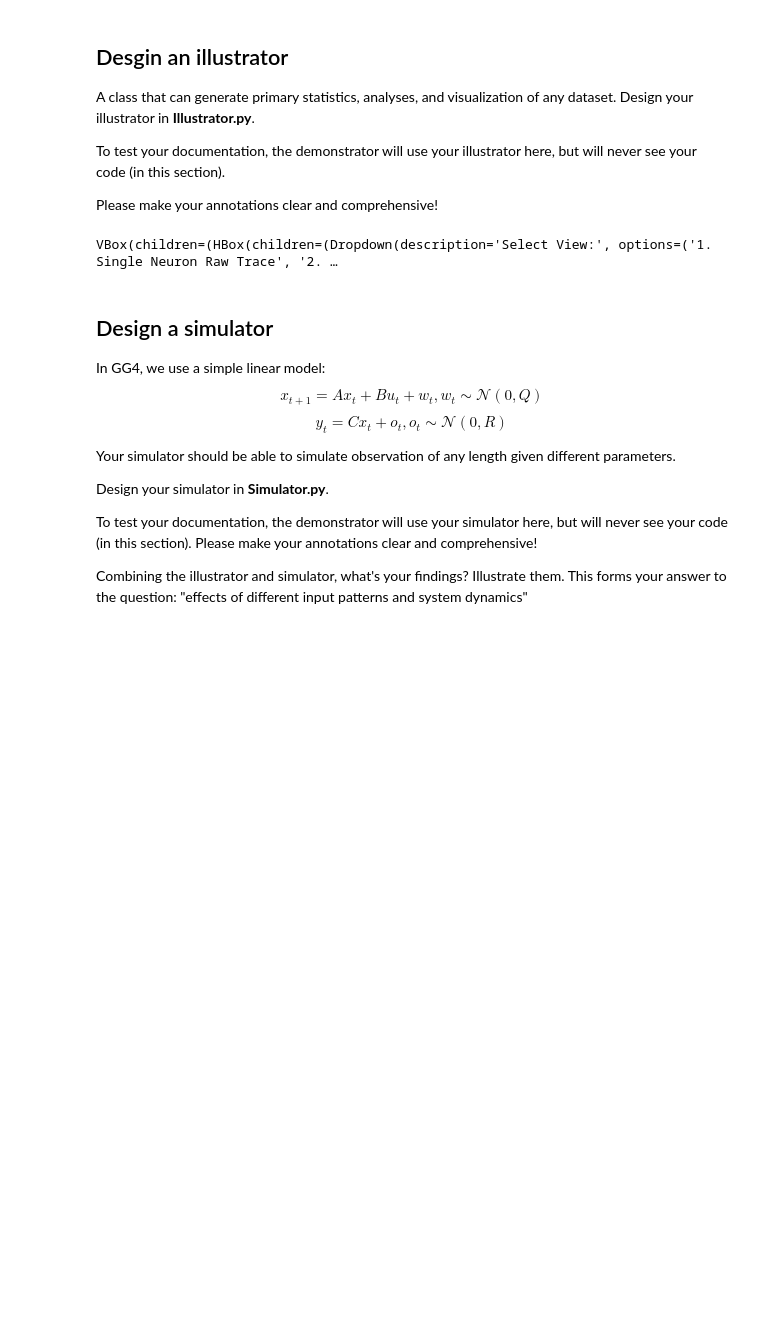
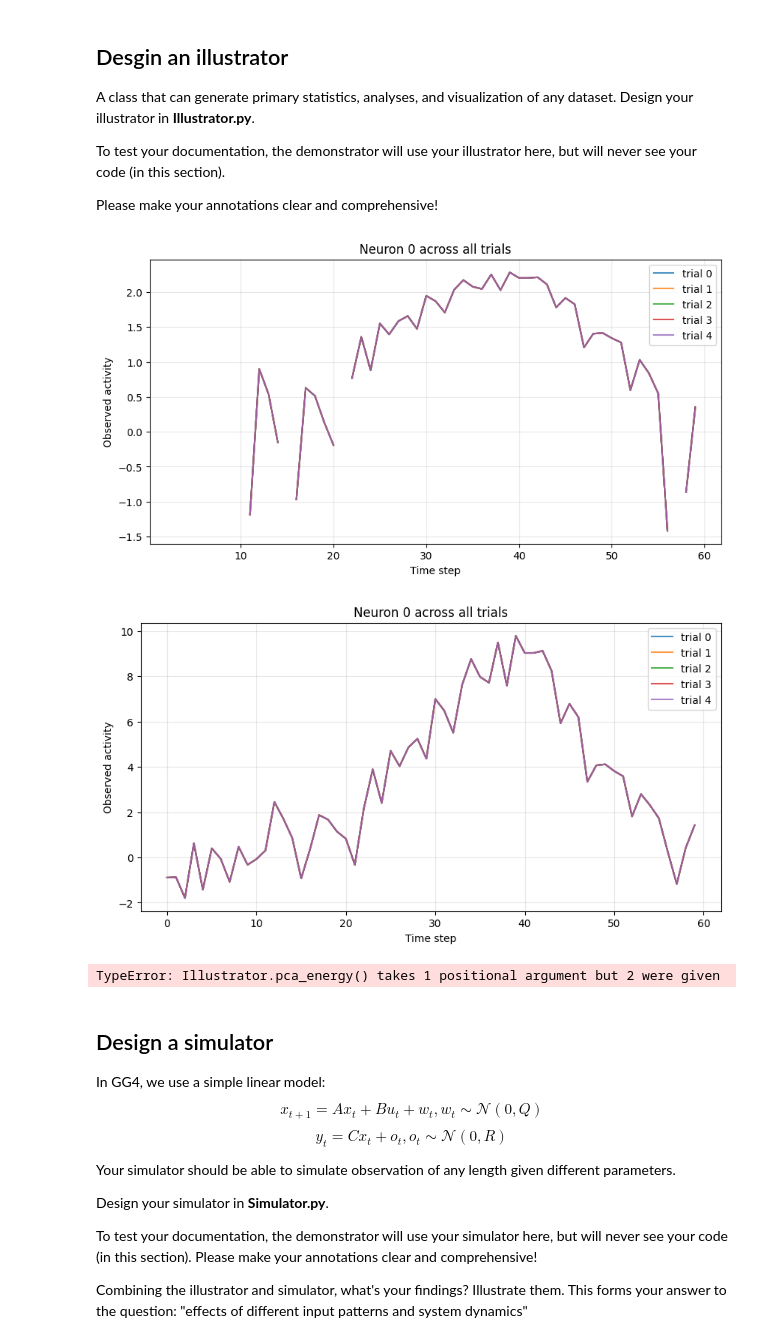
Before and after one commit to Hassan-Himaz/GG4, a Jupyter notebook: week1.ipynb, the cells around one changed output. Cells and saved outputs as stored; diff of their text form; code cells hidden in the pictures; blank space fills up the shorter version.

Commit message:
modified:   Illustrator.py 	modified:   __pycache__/Explorer.cpython-312.pyc 	modified:   __pycache__/Illustrator.cpython-312.pyc 	modified:   week1.ipynb

```diff
--- a/week1.ipynb
+++ b/week1.ipynb
@@ -62,26 +62,18 @@ Please make your annotations clear and comprehensive!
 # %%
 from Illustrator import Illustrator
 from Explorer import Explorer
+import math
+def logarithm(x):
+    return np.log(x)
 Illustrator = Illustrator(data)
-    # Instantiate the class
-explorer = Explorer(data)
-
-# 2. Fit the continuous dynamics
-explorer.fit_lds_em(state_dim=2, n_iter=10)
-
-# 3. Detect the discrete operational phases (e.g., 3 modes)
-explorer.fit_hmm(n_states=3)
-
-# 4. Decode the external kinematics
-# (Assume 'force_data' is a numpy array of shape [Trials, Timepoints, 1])
-
-    # Get the covariance matrix (returns a 20x20 numpy array)
-
-# Launch the interactive GUI
-explorer.interactive_dashboard()
+Illustrator.plot_neuron(0,logarithm)
+Illustrator.plot_neuron(0)
+Illustrator.pca_energy()
 pass
 # %% [output]
+[figure, added]
+[figure, added]
-VBox(children=(HBox(children=(Dropdown(description='Select View:', options=('1. Single Neuron Raw Trace', '2. …
+TypeError: Illustrator.pca_energy() takes 1 positional argument but 2 were given
 # %% [markdown]
 ## Design a simulator
 
```
Also changed, not shown: 1 other file.
